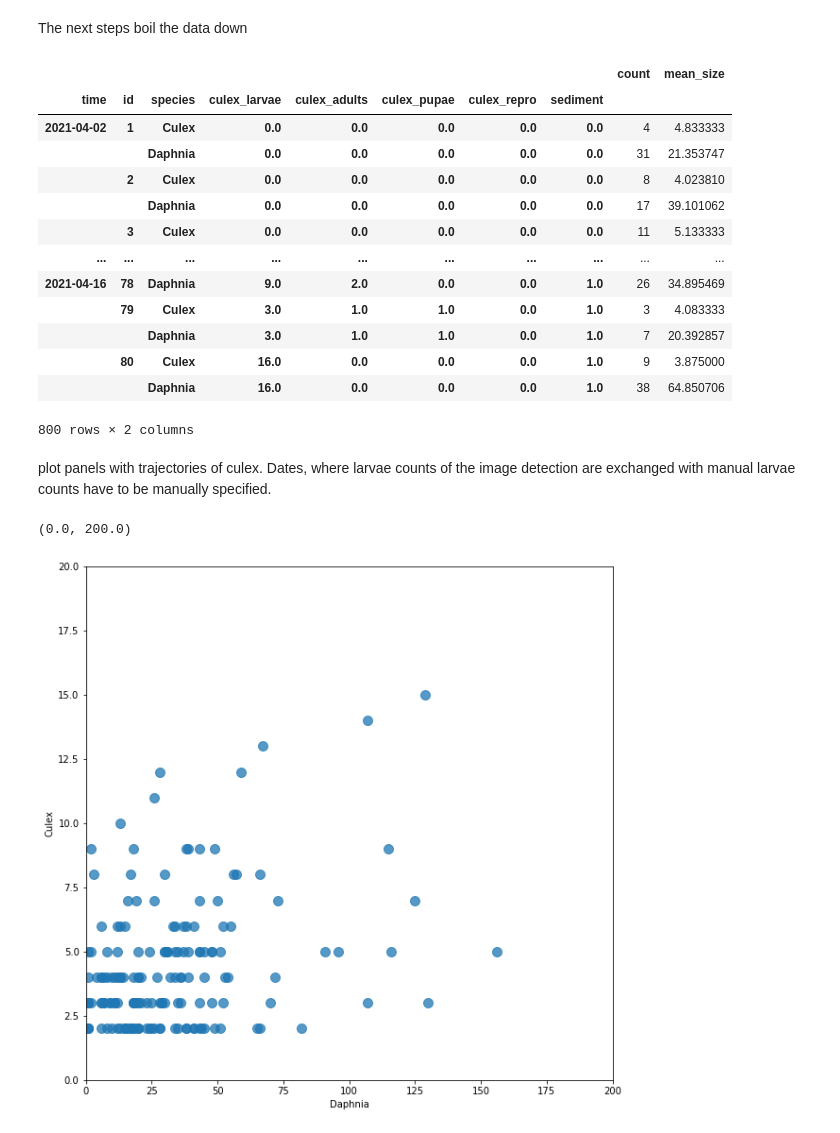
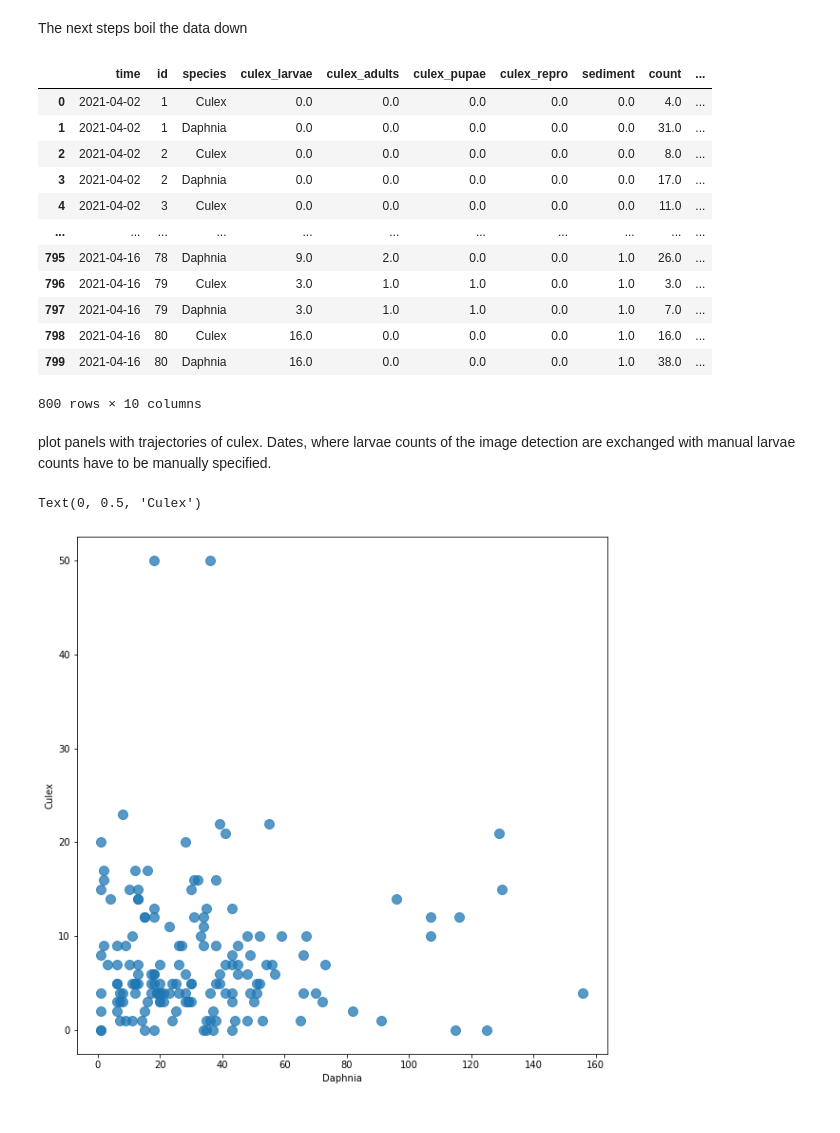
Before and after one commit to flo-schu/peek, a Jupyter notebook: scripts/daphvsculex.ipynb, the cells around one changed output. Drawn from its saved outputs; the diff is of its cells as text; code cells hidden in the pictures.

```diff
--- a/scripts/daphvsculex.ipynb
+++ b/scripts/daphvsculex.ipynb
@@ -12,10 +12,10 @@ from matplotlib import pyplot as plt
 import evaluation.calc as calc
 from image.analysis import Data
 # %%
-data = Data.combine_data_classic(
+rawdata = Data.combine_data_classic(
     datapath="data/",
     interpolation_cfg={"method":"pad", "limit":1, "limit_direction":"forward"})
-data.fillna(0, inplace=True)
+rawdata.fillna(0, inplace=True)
 # %% [markdown]
 The next steps boil the data down
 # %%
@@ -23,7 +23,7 @@ The next steps boil the data down
 groups = ["id","picture", "species", "analysis","culex_larvae",
           "culex_adults", "culex_pupae", "culex_repro", "sediment"]
 d = calc.aggregate(
-    data,
+    rawdata,
     aggregations={"hash":"size", "value":"mean"},
     names=["count", "mean_size"],
     freq="S", groups=groups)
@@ -40,40 +40,50 @@ d = calc.aggregate(
     d, {"count":"max", "mean_size": "mean"}, names=["count"],
     freq="D", groups=groups )
 
+# replace culex abundance calculated by the algorithm by manually counted number of cu
+d.reset_index(inplace=True)
+d["count"] = np.where(((d["time"] == "2021-04-09") | (d["time"] == "2021-04-16")) & (d["species"] == "Culex"), d["culex_larvae"], d["count"])
+
 d
+# d.query("time == '2021-04-06'")
+
+# d["larvae"] = np.where((d["time"] == "2021-04-09" | d["time"] == "2021-04-06") & d["species"] == "Culex", d["culex_larvae"], d["count"])
+# d["larvae"] = np.where(pdat["time"] == "2021-04-16", pdat["culex_larvae"], pdat["count"])
+# pdat["culex"] = pdat["larvae"] + pdat["culex_adults"] + pdat["culex_pupae"]
+# # pdat["culex"] = np.where(pdat["id"] == 34, 10, pdat["culex"])
+# pdat.rename(columns={"culex_adults":"adults", "culex_pupae":"pupae"}, inplace=True)
 # %% [output]
-|  |  |  |  |  |  |  |  | count | mean_size |
-| time | id | species | culex_larvae | culex_adults | culex_pupae | culex_repro | sediment |  |  |
-| 2021-04-02 | 1 | Culex | 0.0 | 0.0 | 0.0 | 0.0 | 0.0 | 4 | 4.833333 |
-|  |  | Daphnia | 0.0 | 0.0 | 0.0 | 0.0 | 0.0 | 31 | 21.353747 |
-|  | 2 | Culex | 0.0 | 0.0 | 0.0 | 0.0 | 0.0 | 8 | 4.023810 |
-|  |  | Daphnia | 0.0 | 0.0 | 0.0 | 0.0 | 0.0 | 17 | 39.101062 |
-|  | 3 | Culex | 0.0 | 0.0 | 0.0 | 0.0 | 0.0 | 11 | 5.133333 |
-| ... | ... | ... | ... | ... | ... | ... | ... | ... | ... |
-| 2021-04-16 | 78 | Daphnia | 9.0 | 2.0 | 0.0 | 0.0 | 1.0 | 26 | 34.895469 |
-|  | 79 | Culex | 3.0 | 1.0 | 1.0 | 0.0 | 1.0 | 3 | 4.083333 |
-|  |  | Daphnia | 3.0 | 1.0 | 1.0 | 0.0 | 1.0 | 7 | 20.392857 |
-|  | 80 | Culex | 16.0 | 0.0 | 0.0 | 0.0 | 1.0 | 9 | 3.875000 |
-|  |  | Daphnia | 16.0 | 0.0 | 0.0 | 0.0 | 1.0 | 38 | 64.850706 |
+|  | time | id | species | culex_larvae | culex_adults | culex_pupae | culex_repro | sediment | count | ... |
+| 0 | 2021-04-02 | 1 | Culex | 0.0 | 0.0 | 0.0 | 0.0 | 0.0 | 4.0 | ... |
+| 1 | 2021-04-02 | 1 | Daphnia | 0.0 | 0.0 | 0.0 | 0.0 | 0.0 | 31.0 | ... |
+| 2 | 2021-04-02 | 2 | Culex | 0.0 | 0.0 | 0.0 | 0.0 | 0.0 | 8.0 | ... |
+| 3 | 2021-04-02 | 2 | Daphnia | 0.0 | 0.0 | 0.0 | 0.0 | 0.0 | 17.0 | ... |
+| 4 | 2021-04-02 | 3 | Culex | 0.0 | 0.0 | 0.0 | 0.0 | 0.0 | 11.0 | ... |
+| ... | ... | ... | ... | ... | ... | ... | ... | ... | ... | ... |
+| 795 | 2021-04-16 | 78 | Daphnia | 9.0 | 2.0 | 0.0 | 0.0 | 1.0 | 26.0 | ... |
+| 796 | 2021-04-16 | 79 | Culex | 3.0 | 1.0 | 1.0 | 0.0 | 1.0 | 3.0 | ... |
+| 797 | 2021-04-16 | 79 | Daphnia | 3.0 | 1.0 | 1.0 | 0.0 | 1.0 | 7.0 | ... |
+| 798 | 2021-04-16 | 80 | Culex | 16.0 | 0.0 | 0.0 | 0.0 | 1.0 | 16.0 | ... |
+| 799 | 2021-04-16 | 80 | Daphnia | 16.0 | 0.0 | 0.0 | 0.0 | 1.0 | 38.0 | ... |
-800 rows × 2 columns
+800 rows × 10 columns
 # %% [markdown]
 plot panels with trajectories of culex. Dates, where larvae counts of the image detection are exchanged with manual larvae counts have to be manually specified.
 # %%
 data = d.reset_index()[["time", "species", "count","id"]].rename(columns={"count":"y"}).query("time == '2021-04-09' | time == '2021-04-16'")
 species = np.array(data.species)
 daphnia = np.array(data.y)[species=="Daphnia"]
 culex = np.array(data.y)[species=="Culex"]
 g = np.where(np.array(data.id)[species=="Culex"] <= 40, 0, 1)
 # o2 = np.array(data.oxygen)
 # print(daphnia)
 # print(culex)
 
 fig, ax = plt.subplots(figsize=(10,10))
 ax.scatter(daphnia, culex, c="tab:blue", alpha=.75, s=100)
 ax.set_xlabel("Daphnia")
 ax.set_ylabel("Culex")
-ax.set_ylim(0,20)
-ax.set_xlim(0,200)
+# ax.set_ylim(0,20)
+# ax.set_xlim(0,200)
 # %% [output]
-(0.0, 200.0)
+Text(0, 0.5, 'Culex')
-[figure, old version]
+[figure, new version]
```
Also changed, not shown: parts of 2 cells of this notebook, 2 other files.
